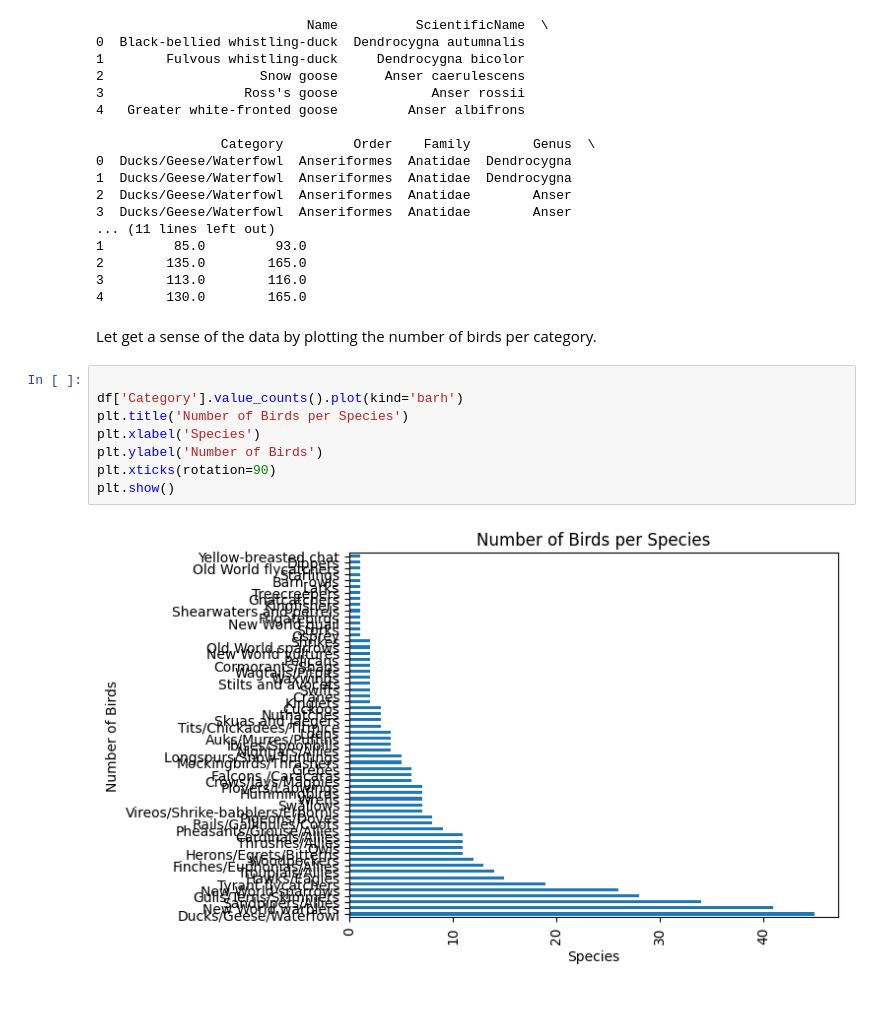
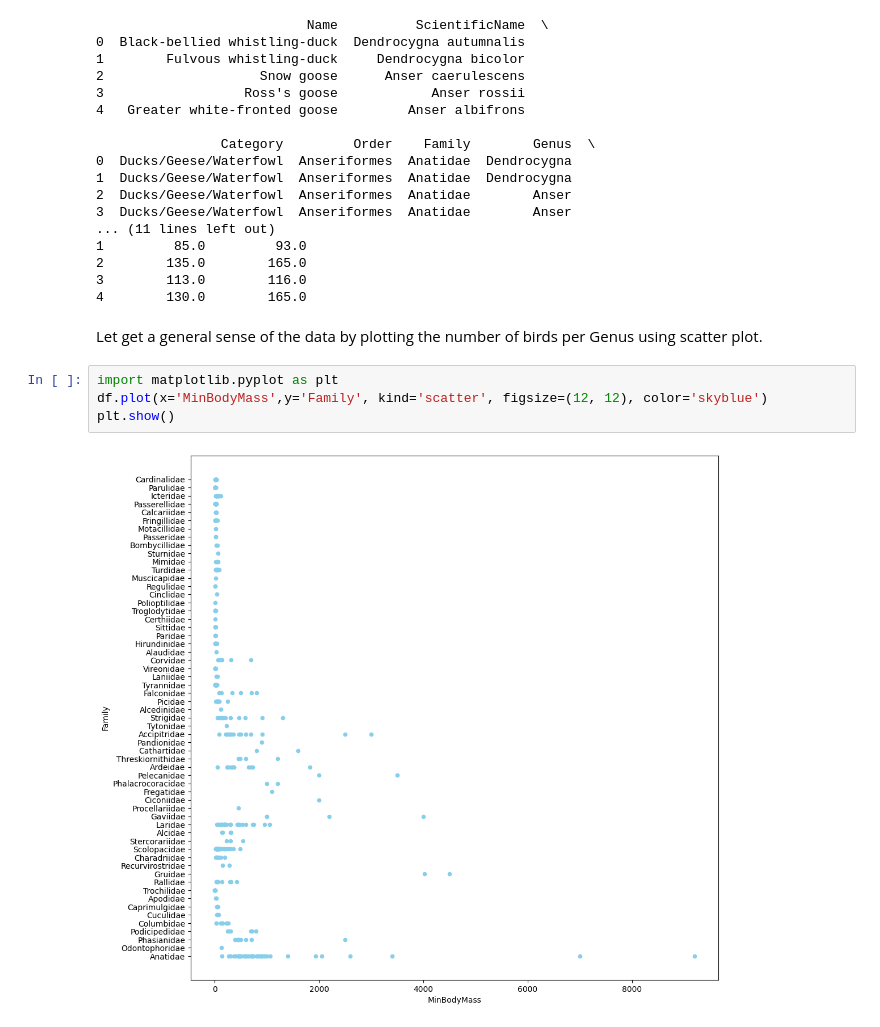
Before and after one commit to alhajisesay-a/ArewaDS_Machine_Learning_Assignment, a Jupyter notebook: WEEK2 Visualizing_data/02 Visualizing distrubition/Solution.ipynb, the cells around one changed output. Cells and saved outputs as stored; diff of their text form.

```diff
--- a/WEEK2 Visualizing_data/02 Visualizing distrubition/Solution.ipynb
+++ b/WEEK2 Visualizing_data/02 Visualizing distrubition/Solution.ipynb
@@ -26,14 +26,10 @@ print(df.head())
 3        113.0        116.0
 4        130.0        165.0
 # %% [markdown]
-Let get a sense of the data by plotting the number of birds per category.
+Let get a general sense of the data by plotting the number of birds per Genus using scatter plot.
-# %%
-
-df['Category'].value_counts().plot(kind='barh')
-plt.title('Number of Birds per Species')
-plt.xlabel('Species')
-plt.ylabel('Number of Birds')
-plt.xticks(rotation=90)
-plt.show()
-# %% [output]
-[figure, removed]
+# %%
+import matplotlib.pyplot as plt
+df.plot(x='MinBodyMass',y='Family', kind='scatter', figsize=(12, 12), color='skyblue')
+plt.show()
+# %% [output]
+[figure, added]
```
Also changed, not shown: parts of 27 cells of this notebook.
